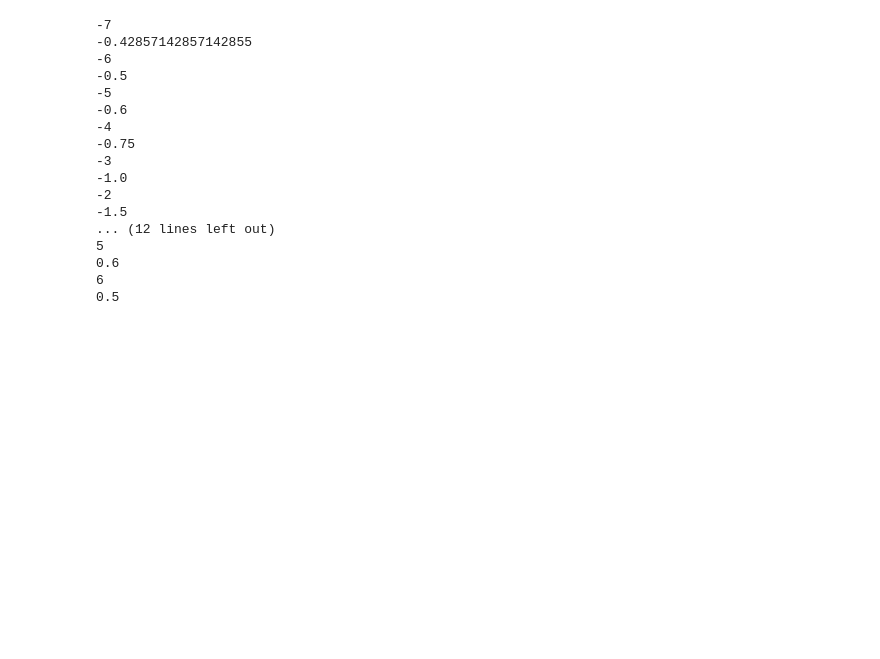
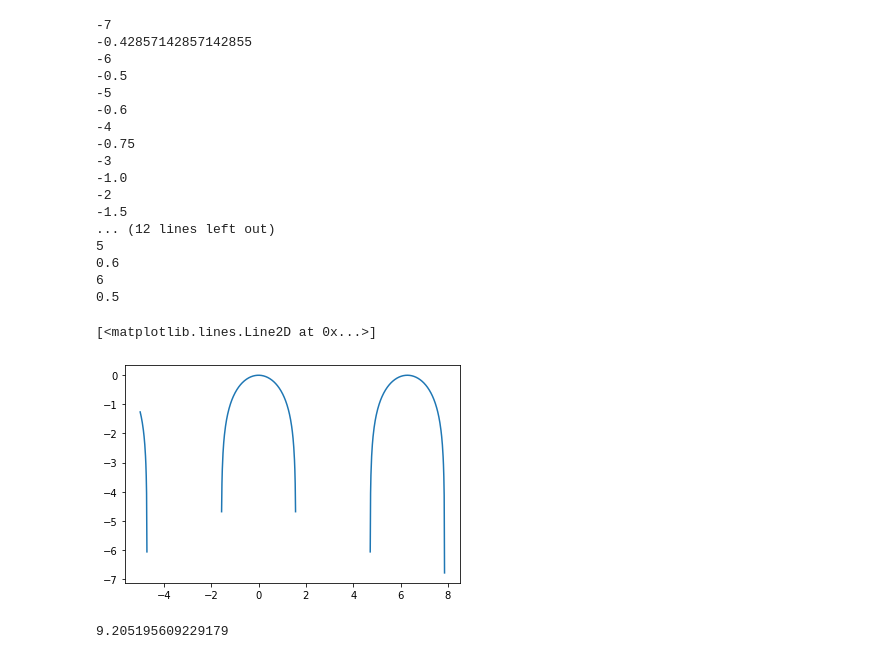
Before and after one commit to solnotka/Netology_math, a Jupyter notebook: Untitled Folder/math_tasks.ipynb, the cells around one changed output. Cells and saved outputs as stored; diff of their text form; code cells hidden in the pictures; blank space fills up the shorter version.

```diff
--- a/Untitled Folder/math_tasks.ipynb
+++ b/Untitled Folder/math_tasks.ipynb
@@ -73,0 +77,13 @@ for i in range(-7, 7):
+# %%
+y = np.linspace(-5, 10, 1000)
+
+x = [np.log(np.cos(n)) for n in y]
+# %%
+plt.plot(y, x)
+# %% [output]
+[<matplotlib.lines.Line2D at 0x...>]
+[figure, added]
+# %%
+2 * (np.e ** (np.pi / 2) - np.e ** (- np.pi / 2))
+# %% [output]
+9.205195609229179
```
Also changed, not shown: parts of 16 cells of this notebook, 1 other file.
